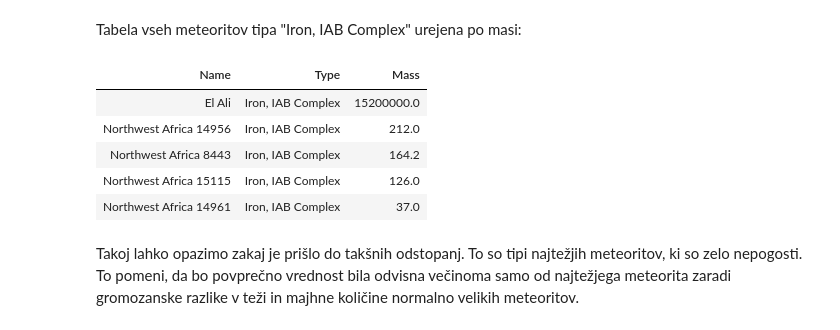
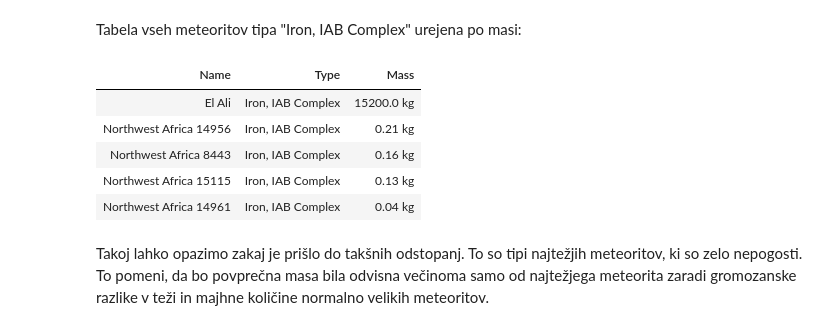
Before and after one commit to LesbianLemon/uvp-projektna, a Jupyter notebook: jupyter/analysis.ipynb, the cells around one changed output. Saved outputs shown, nothing was run; the diff lists cells and outputs as text; code cells hidden in the pictures.

```diff
--- a/jupyter/analysis.ipynb
+++ b/jupyter/analysis.ipynb
@@ -34,3 +34,10 @@ df = df.sort_values(by="Name", key=lambda col: col.str.lower())
+# %%
+df = df.sort_values(by="Name", key=lambda c: c.str.lower())
+clean_ll_df = df["(Lat,Long)"].dropna()
+df[["Latitude", "Longitude"]] = pd.DataFrame(clean_ll_df.to_list(), index=clean_ll_df.index)
+col_order = ["Name", "Abbrev", "Status", "Year", "Type", "Mass", "Place",
+             "Latitude", "Longitude", "Fall", "Antarctic", "MetBull", "Notes"]
+df = df[col_order]
 # %% [markdown]
 Tabela vseh podatkov:
 # %%
@@ -104,0 +95,3 @@ crt_df
+# %%
+pd.set_option("display.max_rows", 20)
+crt_df
@@ -105,3 +116,6 @@ crt_df
+# %%
+def pretty_table(table_df):
+    return HTML(table_df.to_html(index=False))
 # %% [markdown]
 ## Deset najboljših
 
@@ -366,6 +391,8 @@ Napišemo pomožno funkcijo, ki vrne tabelo vseh meteoritov nekega tipa, urejeno
 # %%
 def get_table_of_type(met_type):
-    return met_df[met_df["Type"] == met_type][["Name", "Type", "Mass"]].sort_values("Mass", ascending=False)
+    met_type_df = met_df[met_df["Type"] == met_type][["Name", "Type", "Mass"]].sort_values("Mass", ascending=False)
+    met_type_df["Mass"] = (met_type_df["Mass"]/10**3).apply(lambda m: f"{round(m, 2)} kg")
+    return met_type_df
 # %% [markdown]
 Tabela vseh meteoritov tipa "Iron, IIIE-an" urejena po masi:
 # %%
@@ -399,15 +426,15 @@ HTML(get_table_of_type("Iron, IVB").to_html(index=False))
 # %% [markdown]
 Tabela vseh meteoritov tipa "Iron, IAB Complex" urejena po masi:
 # %%
-HTML(get_table_of_type("Iron, IAB Complex").to_html(index=False))
+pretty_table(get_table_of_type("Iron, IAB Complex"))
 # %% [output]
 | Name | Type | Mass |
-| El Ali | Iron, IAB Complex | 15200000.0 |
-| Northwest Africa 14956 | Iron, IAB Complex | 212.0 |
-| Northwest Africa 8443 | Iron, IAB Complex | 164.2 |
-| Northwest Africa 15115 | Iron, IAB Complex | 126.0 |
-| Northwest Africa 14961 | Iron, IAB Complex | 37.0 |
+| El Ali | Iron, IAB Complex | 15200.0 kg |
+| Northwest Africa 14956 | Iron, IAB Complex | 0.21 kg |
+| Northwest Africa 8443 | Iron, IAB Complex | 0.16 kg |
+| Northwest Africa 15115 | Iron, IAB Complex | 0.13 kg |
+| Northwest Africa 14961 | Iron, IAB Complex | 0.04 kg |
 # %% [markdown]
 Takoj lahko opazimo zakaj je prišlo do takšnih odstopanj.
 To so tipi najtežjih meteoritov, ki so zelo nepogosti.
-To pomeni, da bo povprečno vrednost bila odvisna večinoma samo od najtežjega meteorita zaradi gromozanske razlike v teži in majhne količine normalno velikih meteoritov.
+To pomeni, da bo povprečna masa bila odvisna večinoma samo od najtežjega meteorita zaradi gromozanske razlike v teži in majhne količine normalno velikih meteoritov.
```
Also changed, not shown: parts of 79 cells of this notebook, 3 other files.
